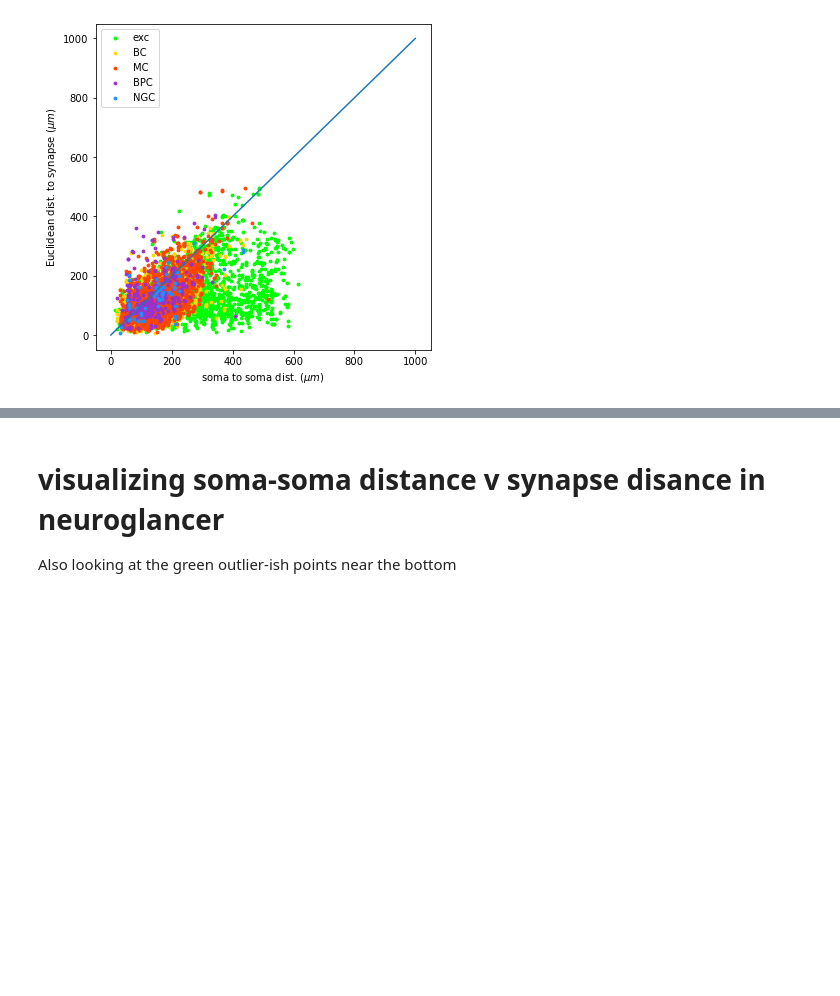
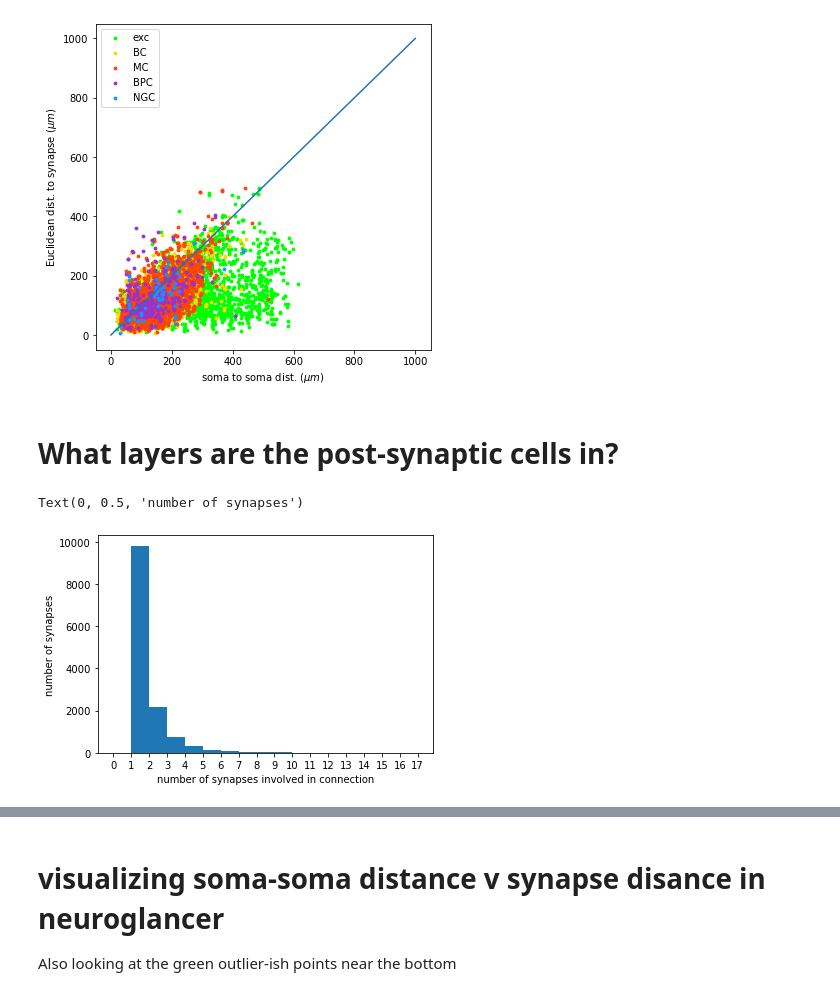
Before and after one commit to AlexTMallen/microns-synapse, a Jupyter notebook: src/subclass_cumulative_analysis.ipynb, the cells around one changed output, grey strips where cells are left out. Drawn from its saved outputs; the diff is of its cells as text; code cells hidden in the pictures; blank space fills up the shorter version.

```diff
--- a/src/subclass_cumulative_analysis.ipynb
+++ b/src/subclass_cumulative_analysis.ipynb
@@ -310,3 +313,5 @@ plt.show()
 [figure]
 # %%
 fig.savefig(os.path.join(cumul_results_dir, results_fname + "_soma-soma_v_euc.png"))
+# %% [markdown]
+# What layers are the post-synaptic cells in?
@@ -312,0 +320,10 @@ fig.savefig(os.path.join(cumul_results_dir, results_fname + "_soma-soma_v_euc.pn
+# %%
+clean_output_df["n_syn"] = clean_output_df.groupby(["pre_pt_root_id", "post_pt_root_id"]).transform("count")["id"]
+# %%
+plt.hist(clean_output_df.n_syn, bins=range(max(clean_output_df.n_syn)))
+plt.gca().set_xticks(range(max(clean_output_df.n_syn)))
+plt.xlabel("number of synapses involved in connection")
+plt.ylabel("number of synapses")
+# %% [output]
+Text(0, 0.5, 'number of synapses')
+[figure, added]
```
Also changed, not shown: parts of 25 cells of this notebook, 2 other files.
